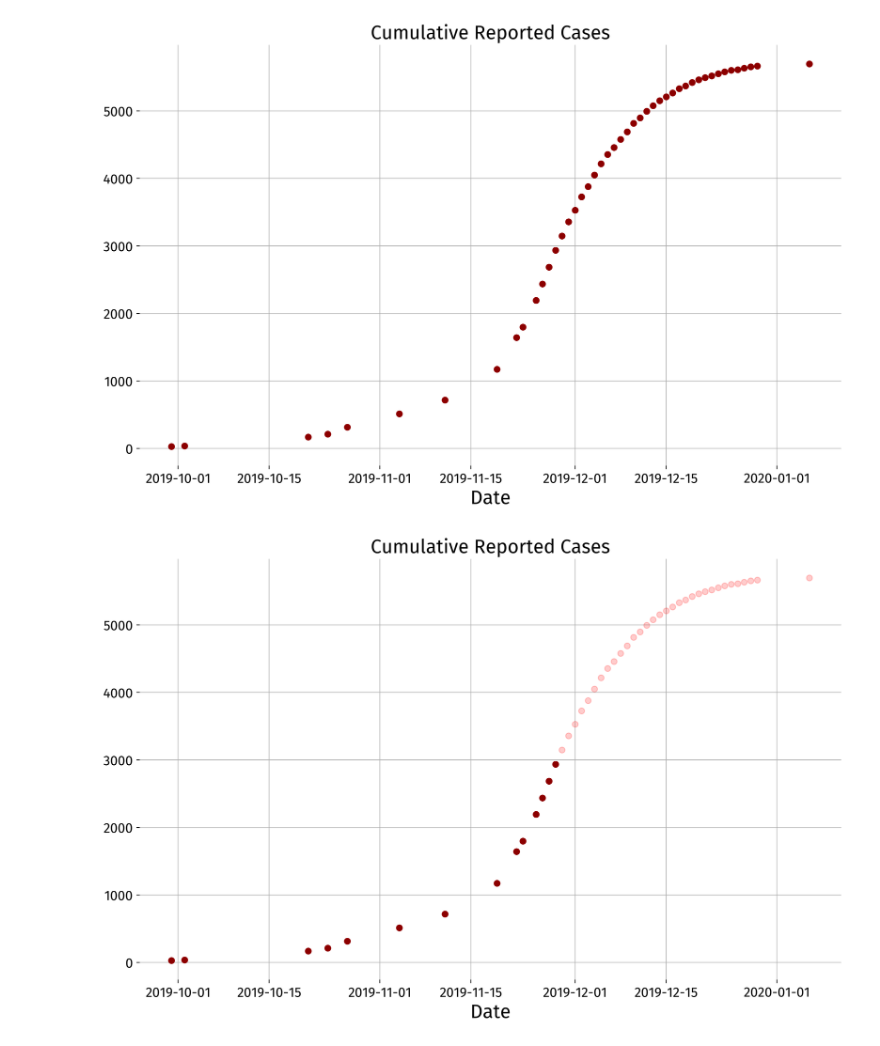
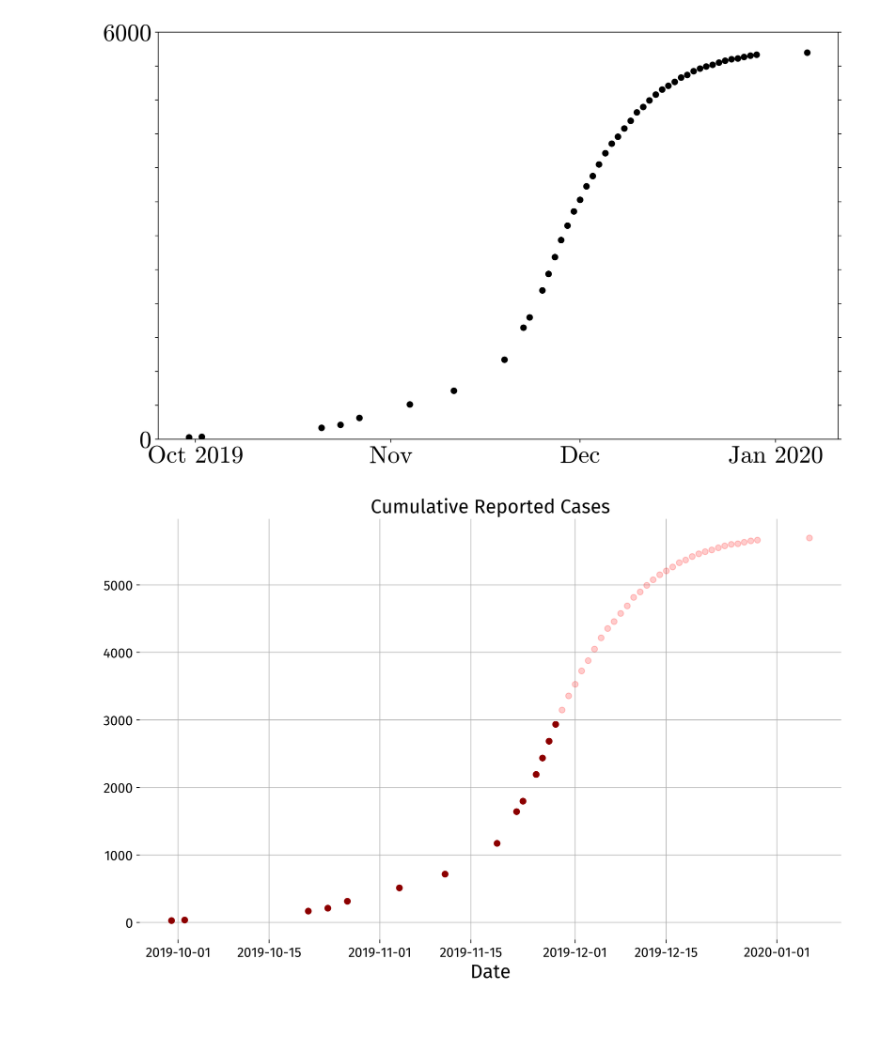
Before and after one commit to dwu402/pypei, a Jupyter notebook: data_plotter.ipynb, the cells around one changed output. Saved outputs shown, nothing was run; the diff lists cells and outputs as text; code cells hidden in the pictures; blank space fills up the shorter version.

```diff
--- a/data_plotter.ipynb
+++ b/data_plotter.ipynb
@@ -16,6 +16,11 @@ tick_font = font_manager.FontProperties(
     weight='regular',
     size=14
 )
+pub_font = font_manager.FontProperties(
+    family=['cmr10'],
+    weight='regular',
+    size=26
+)
 # %%
 the_data = pd.read_csv("../samoa/samoa-data/samoa_press_release_data.csv", header=0, dayfirst=True, parse_dates=True, skiprows=[1])
 the_dates = list(map(lambda t: datetime.datetime.strptime(t, "%d/%m/%Y"), the_data.Date.values))
@@ -24,18 +29,23 @@ raw_times, raw_cumdata, H, cH, D, G = the_data.iloc[:,1:].values.T
 data = raw_cumdata[0:None]
 data_early = data[:15]
 data_late = data[15:]
+# %%
+date_tick = [datetime.date(2019, M, 1) for M in [10, 11, 12]] + [datetime.date(2020, 1, 1)]
+date_tick_label = ['Oct 2019', 'Nov', 'Dec', 'Jan 2020']
 # %%
 plt.figure(figsize=[13,8],dpi=360)
 
-plt.plot(the_dates, data, 'o', color='darkred')
-plt.xticks(font_properties=tick_font)
-plt.yticks(font_properties=tick_font)
-plt.xlabel("Date", font_properties=label_font)
-plt.title("Cumulative Reported Cases", font_properties=label_font)
-plt.box(False)
-plt.grid(True)
+plt.plot(the_dates, data, 'o', color='k')
+plt.xticks(date_tick, date_tick_label, font_properties=pub_font)
+plt.yticks(np.arange(0,6500,500), ['0'] + [None]*int(6000/500-1) + ['6000'], font_properties=pub_font)
+# plt.xlabel("Date", font_properties=label_font)
+# plt.title("Cumulative Reported Cases", font_properties=label_font)
+plt.gca().yaxis.set_ticks_position('both')
+plt.ylim([0,6000])
+plt.box(True)
+plt.grid(False)
 # %% [output]
-[figure, old version]
+[figure, new version]
 # %%
 plt.figure(figsize=[13,8],dpi=360)
 
```
Also changed, not shown: parts of 5 cells of this notebook, 5 other files.
